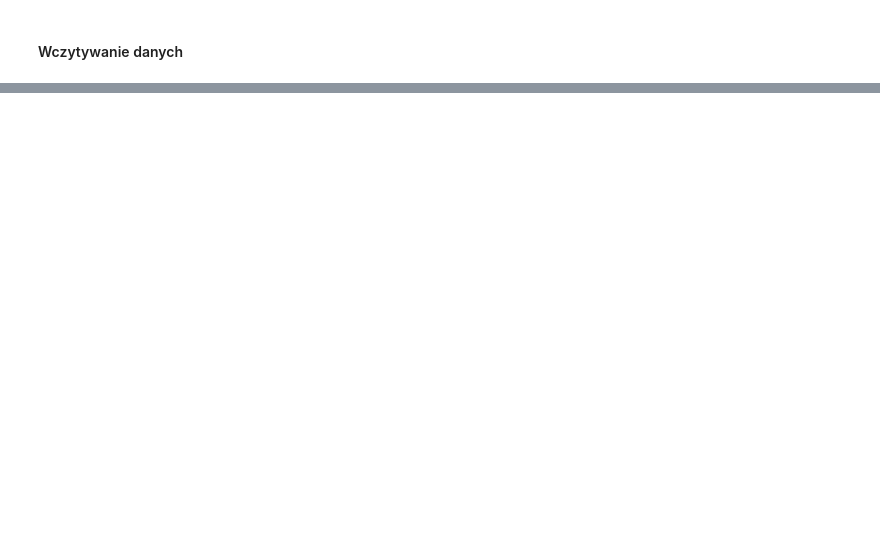
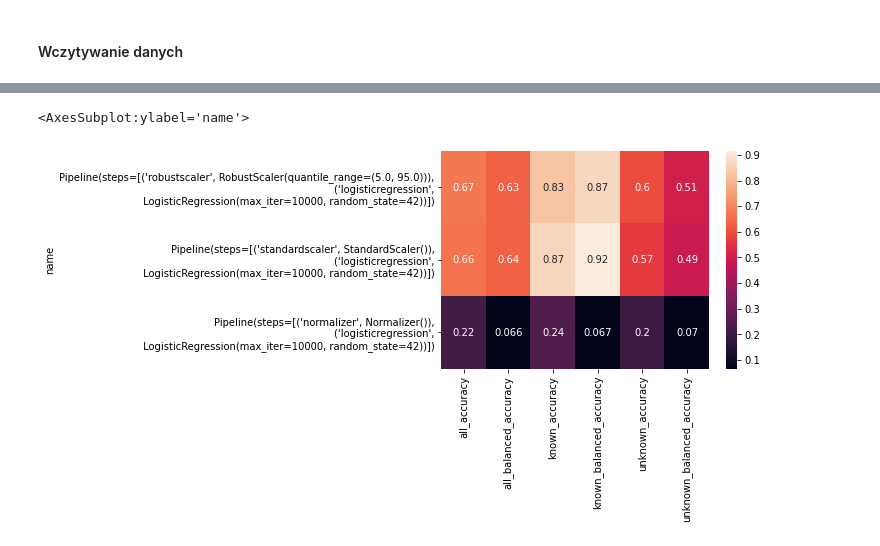
Before and after one commit to AxolotlOfConflagration/yt_trending_videos, a Jupyter notebook: checkpoint4.ipynb, the cells around one changed output, grey strips where cells are left out. Drawn from its saved outputs; the diff is of its cells as text; code cells hidden in the pictures; blank space fills up the shorter version.

Commit message:
Chkp4 almost done

```diff
--- a/checkpoint4.ipynb
+++ b/checkpoint4.ipynb
@@ -65,0 +65,43 @@ y_df = unknown_df['category_id']
+# %%
+clf_dir = Path('data/chkp3')
+
+def fit_score(clf, X, y, verbose=False):
+    file_name = joblib.hash(str(clf)) + ".pkl"
+    clf_path = clf_dir / file_name
+    if clf_path.exists():
+        clf = joblib.load(clf_path)
+        if verbose:
+            print(f"Loading from {clf_path}")
+    else:
+        clf.fit(X, y)
+        joblib.dump(clf, str(clf_path))
+        if verbose:
+            print(f"Saving to {clf_path}")
+
+    y_hat = clf.predict(X_df)
+    y_kwn_hat = clf.predict(X_kwn)
+    y_unkwn_hat = clf.predict(X_unkwn)
+
+    return {
+        'name': str(clf),
+
+        'all_accuracy': accuracy_score(y_true_df, y_hat),
+        'all_balanced_accuracy': balanced_accuracy_score(y_true_df, y_hat),
+
+        'known_accuracy': accuracy_score(y_kwn, y_kwn_hat),
+        'known_balanced_accuracy': balanced_accuracy_score(y_kwn, y_kwn_hat),
+
+        'unknown_accuracy': accuracy_score(y_unkwn, y_unkwn_hat),
+        'unknown_balanced_accuracy': balanced_accuracy_score(y_unkwn, y_unkwn_hat)
+    }
+# %%
+transformers = [RobustScaler(quantile_range=(5.0, 95.0)), StandardScaler(), Normalizer()]
+# %%
+df_known = unknown_df[unknown_df.category_id != -1]
+X_kwn, y_kwn = df_known.drop(['category_id', 'category_id_truth'], axis=1), df_known.category_id_truth
+
+clfs = [make_pipeline(t, LogisticRegression(max_iter=10000, random_state=42)) for t in transformers]
+scores_lr = [fit_score(clf, X_kwn, y_kwn) for clf in tqdm.tqdm(clfs)]
+
+scores_lr_df = pd.DataFrame.from_records(scores_lr).set_index('name').sort_values('unknown_accuracy', ascending=False)
+scores_lr_df
@@ -65,0 +114,5 @@ y_df = unknown_df['category_id']
+# %%
+sns.heatmap(scores_lr_df, annot=True)
+# %% [output]
+<AxesSubplot:ylabel='name'>
+[figure, added]
```
Also changed, not shown: parts of 20 cells of this notebook, 2 other files.
